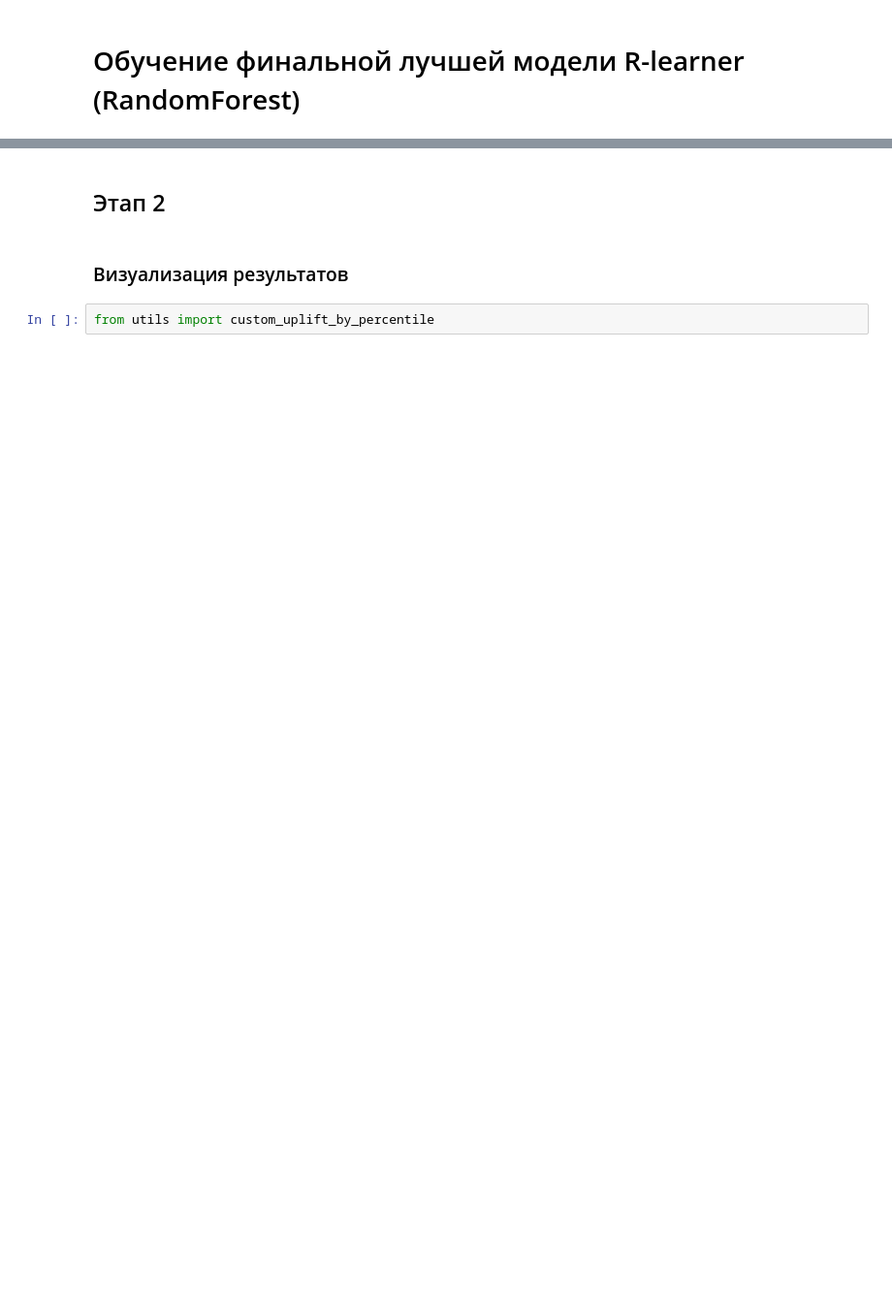
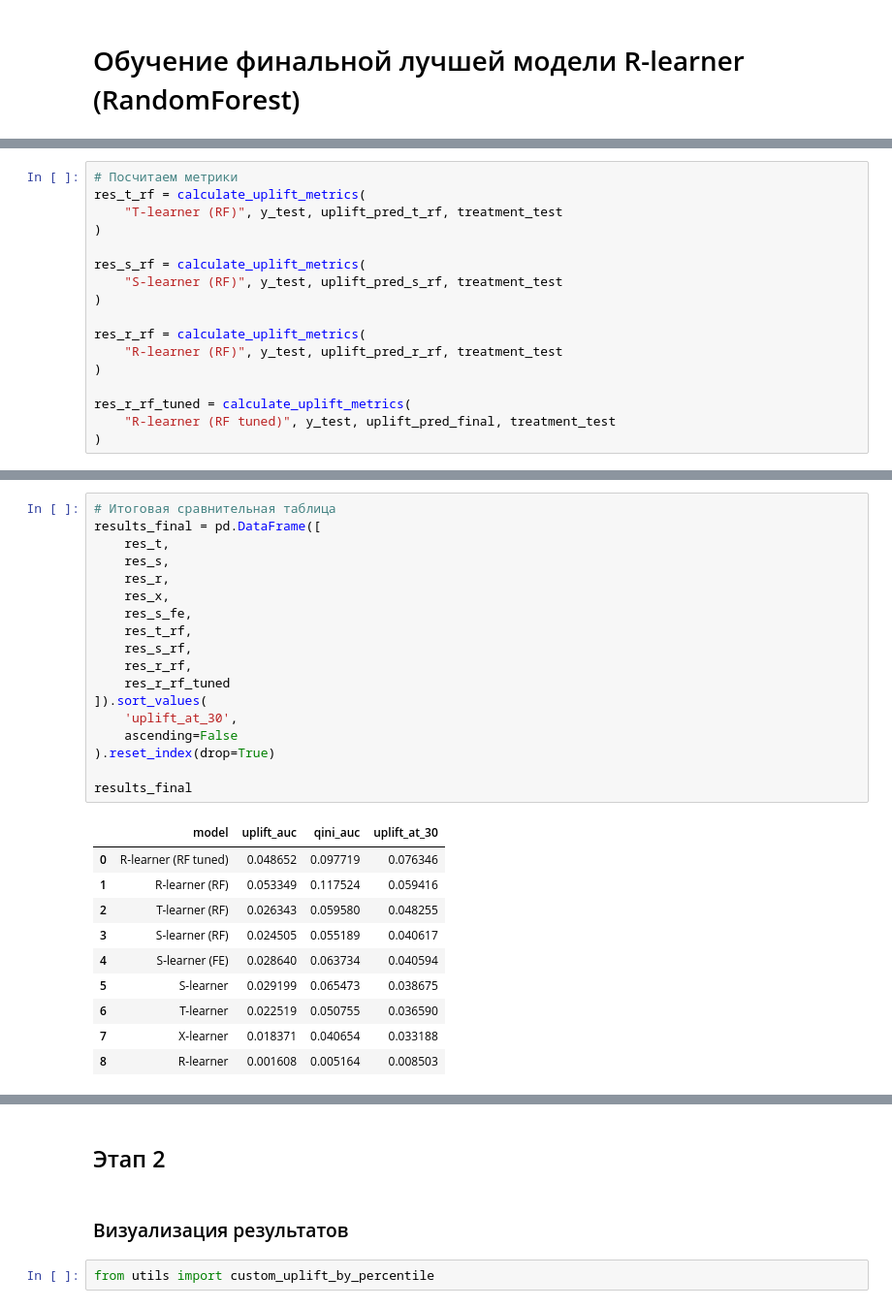
Before and after one commit to Manaam9/mle-uplift-final-project-2025, a Jupyter notebook: final_project_template.ipynb, the cells around one changed output, grey strips where cells are left out. Shown at 97% size. Drawn from its saved outputs; the diff is of its cells as text; blank space fills up the shorter version.

```diff
--- a/final_project_template.ipynb
+++ b/final_project_template.ipynb
@@ -1638,0 +1628,17 @@ NameError: name 'uplift_auc_r_rf' is not defined
+# %%
+# Посчитаем метрики
+res_t_rf = calculate_uplift_metrics(
+    "T-learner (RF)", y_test, uplift_pred_t_rf, treatment_test
+)
+
+res_s_rf = calculate_uplift_metrics(
+    "S-learner (RF)", y_test, uplift_pred_s_rf, treatment_test
+)
+
+res_r_rf = calculate_uplift_metrics(
+    "R-learner (RF)", y_test, uplift_pred_r_rf, treatment_test
+)
+
+res_r_rf_tuned = calculate_uplift_metrics(
+    "R-learner (RF tuned)", y_test, uplift_pred_final, treatment_test
+)
@@ -1638,0 +1665,29 @@ NameError: name 'uplift_auc_r_rf' is not defined
+# %%
+# Итоговая сравнительная таблица
+results_final = pd.DataFrame([
+    res_t,
+    res_s,
+    res_r,
+    res_x,
+    res_s_fe,
+    res_t_rf,
+    res_s_rf,
+    res_r_rf,
+    res_r_rf_tuned
+]).sort_values(
+    'uplift_at_30',
+    ascending=False
+).reset_index(drop=True)
+
+results_final
+# %% [output]
+|  | model | uplift_auc | qini_auc | uplift_at_30 |
+| 0 | R-learner (RF tuned) | 0.048652 | 0.097719 | 0.076346 |
+| 1 | R-learner (RF) | 0.053349 | 0.117524 | 0.059416 |
+| 2 | T-learner (RF) | 0.026343 | 0.059580 | 0.048255 |
+| 3 | S-learner (RF) | 0.024505 | 0.055189 | 0.040617 |
+| 4 | S-learner (FE) | 0.028640 | 0.063734 | 0.040594 |
+| 5 | S-learner | 0.029199 | 0.065473 | 0.038675 |
+| 6 | T-learner | 0.022519 | 0.050755 | 0.036590 |
+| 7 | X-learner | 0.018371 | 0.040654 | 0.033188 |
+| 8 | R-learner | 0.001608 | 0.005164 | 0.008503 |
```
Also changed, not shown: parts of 30 cells of this notebook.
